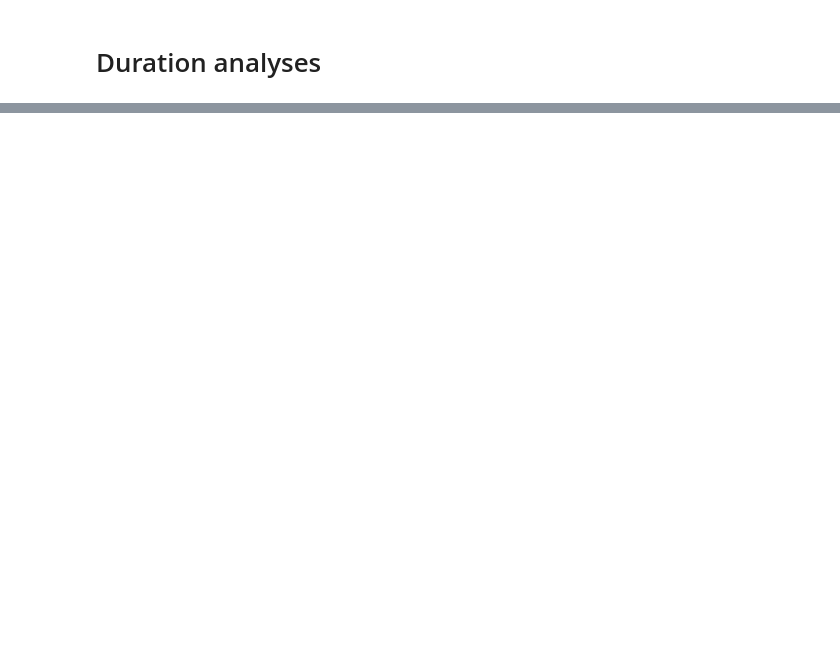
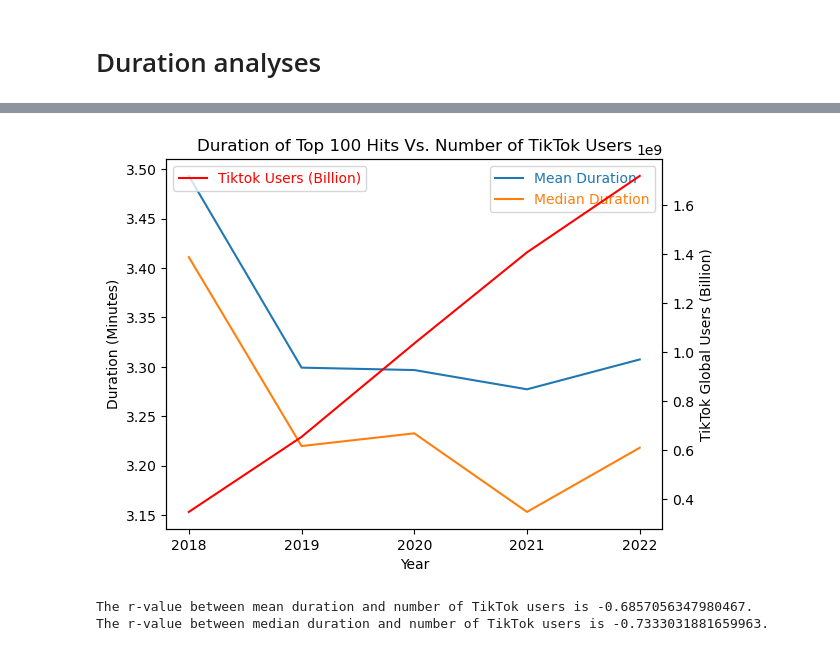
Before and after one commit to catisf/Project-1-Group-2, a Jupyter notebook: jupyter_notebooks/duration_analyses.ipynb, the cells around one changed output, grey strips where cells are left out. Cells and saved outputs as stored; diff of their text form; code cells hidden in the pictures; blank space fills up the shorter version.

```diff
--- a/jupyter_notebooks/duration_analyses.ipynb
+++ b/jupyter_notebooks/duration_analyses.ipynb
@@ -124,0 +230,34 @@ plt.show()
+# %%
+# Line plot vs Tiktok
+# code reference
+# https://matplotlib.org/stable/gallery/subplots_axes_and_figures/two_scales.html
+
+tiktok_users = [347100000, 653500000, 1035000000, 1407000000, 1719000000]
+
+fig, ax1 = plt.subplots()
+ax1.set_title("Duration of Top 100 Hits Vs. Number of TikTok Users")
+ax1.plot(years[1:6], duration_mean_minf[1:6], label = "Mean Duration")
+ax1.plot(years[1:6], duration_median_minf[1:6], label = "Median Duration")
+ax1.set_xlabel("Year")
+
+plt.xticks(years)
+ax1.set_ylabel("Duration (Minutes)")
+plt.legend(labelcolor="linecolor")
+
+ax2 = ax1.twinx()
+ax2.set_ylabel("TikTok Global Users (Billion)")
+ax2.plot(years[1:6], tiktok_users, label = "Tiktok Users (Billion)", color = "red")
+
+plt.legend(labelcolor="linecolor")
+
+# Save and show the line plot
+plt.savefig("../output_data/duration_line_tiktok.png")
+plt.show()
+r_mean = st.pearsonr(duration_mean_minf[1:6], tiktok_users)[0]
+r_median = st.pearsonr(duration_median_minf[1:6], tiktok_users)[0]
+print(f"The r-value between mean duration and number of TikTok users is {r_mean}.")
+print(f"The r-value between median duration and number of TikTok users is {r_median}.")
+# %% [output]
+[figure, added]
+The r-value between mean duration and number of TikTok users is -0.6857056347980467.
+The r-value between median duration and number of TikTok users is -0.7333031881659963.
```
Also changed, not shown: parts of 20 cells of this notebook, 6 other files.
